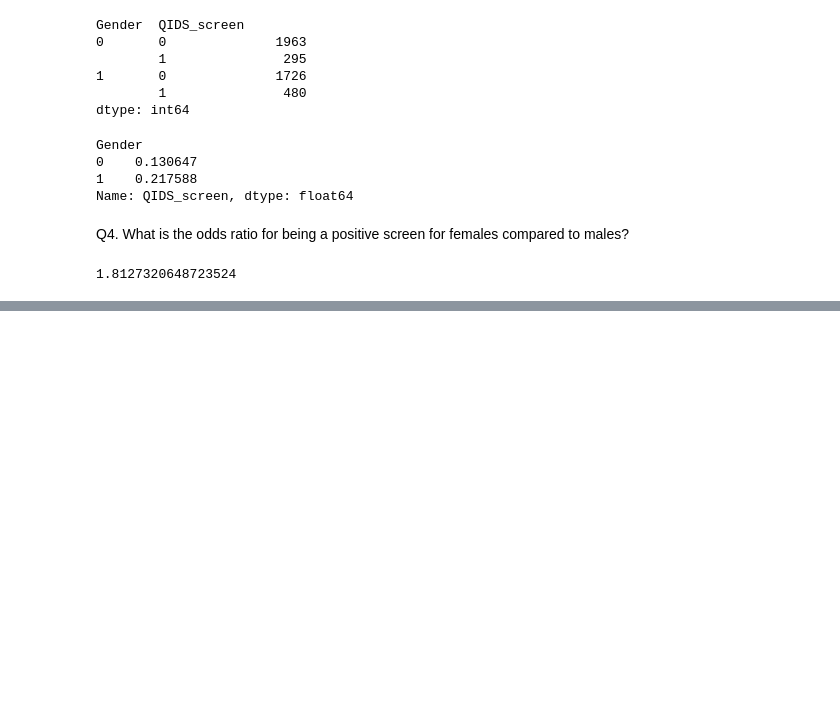
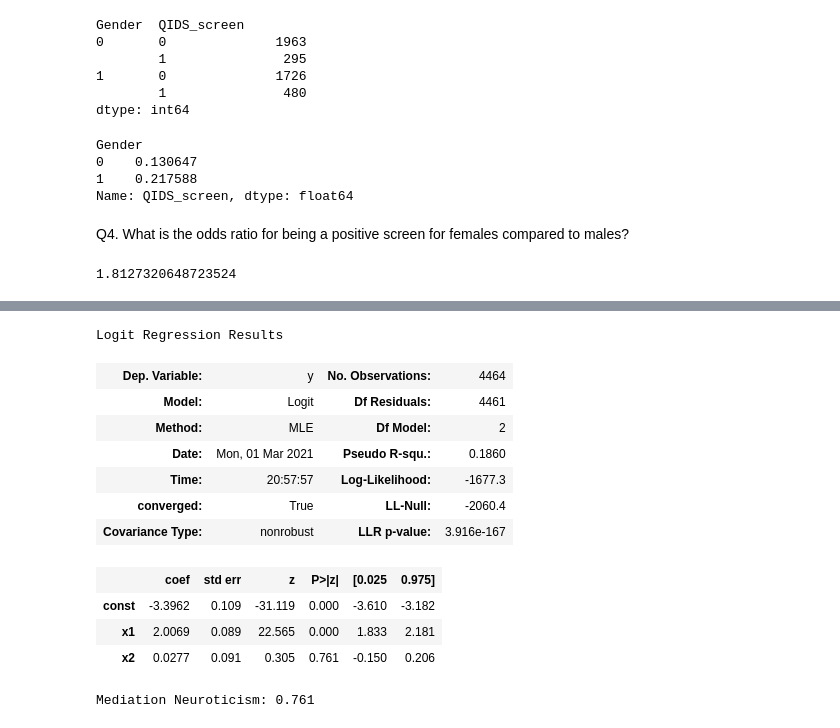
Before and after one commit to vb690/modules_comp_neuro_2021, a Jupyter notebook: advanced_quantitative_methods/units/4_logistic_regression/unit_4_lab_assignement.ipynb, the cells around one changed output, grey strips where cells are left out. Drawn from its saved outputs; the diff is of its cells as text; code cells hidden in the pictures; blank space fills up the shorter version.

```diff
--- a/advanced_quantitative_methods/units/4_logistic_regression/unit_4_lab_assignement.ipynb
+++ b/advanced_quantitative_methods/units/4_logistic_regression/unit_4_lab_assignement.ipynb
@@ -121,0 +292,26 @@ Logit Regression Results
+# %%
+full_residuals.summary()
+# %% [output]
+Logit Regression Results
+| Dep. Variable: | y | No. Observations: | 4464 |
+| Model: | Logit | Df Residuals: | 4461 |
+| Method: | MLE | Df Model: | 2 |
+| Date: | Mon, 01 Mar 2021 | Pseudo R-squ.: | 0.1860 |
+| Time: | 20:57:57 | Log-Likelihood: | -1677.3 |
+| converged: | True | LL-Null: | -2060.4 |
+| Covariance Type: | nonrobust | LLR p-value: | 3.916e-167 |
+|  | coef | std err | z | P>|z| | [0.025 | 0.975] |
+| const | -3.3962 | 0.109 | -31.119 | 0.000 | -3.610 | -3.182 |
+| x1 | 2.0069 | 0.089 | 22.565 | 0.000 | 1.833 | 2.181 |
+| x2 | 0.0277 | 0.091 | 0.305 | 0.761 | -0.150 | 0.206 |
+# %%
+p = ll_ratio_test(
+    constrained_residuals.llf,
+    full_residuals.llf,
+
+)
+print('')
+print(f'Mediation Neuroticism: {round(p, 3)}')
+print('')
+# %% [output]
+Mediation Neuroticism: 0.761
```
Also changed, not shown: parts of 19 cells of this notebook, 2 other files.
